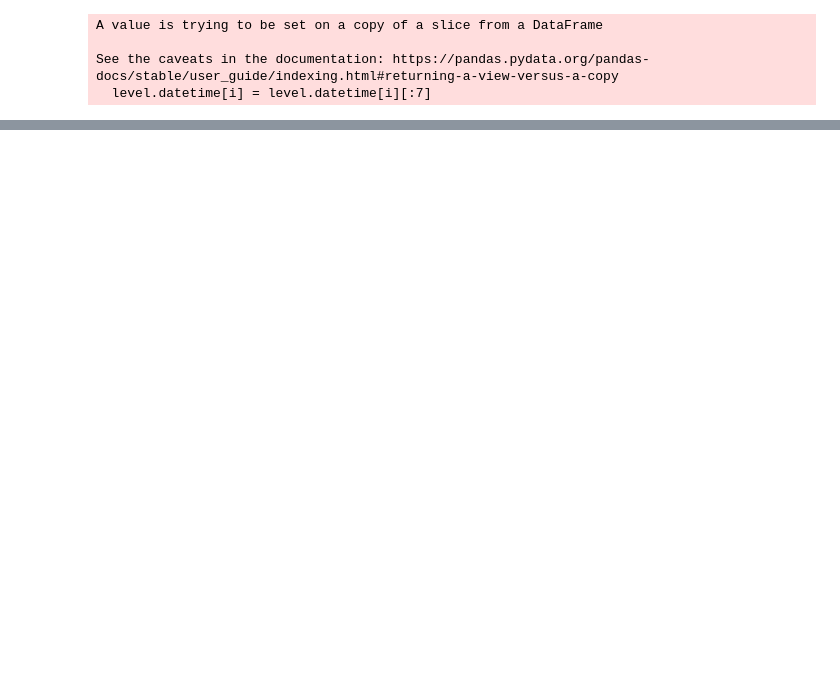
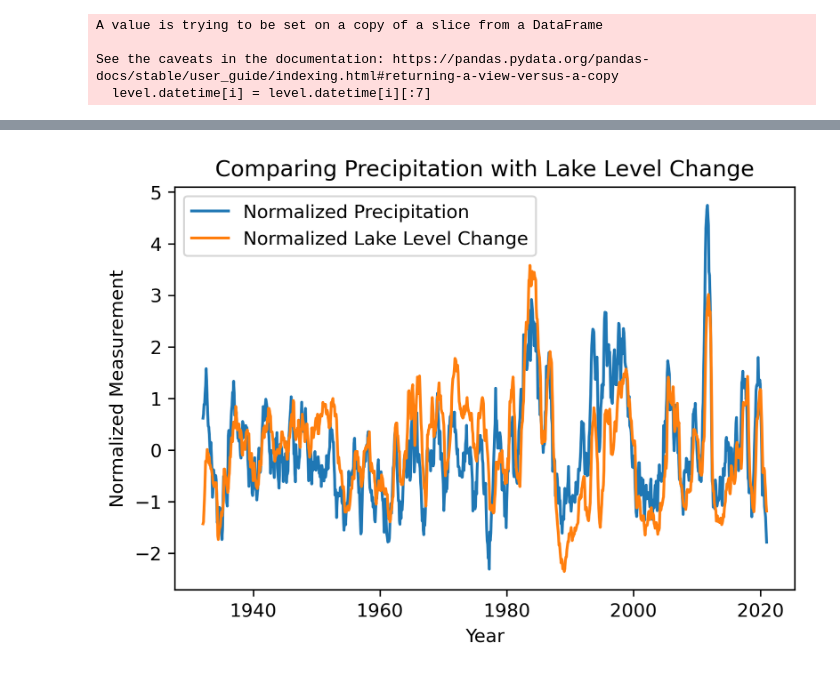
Before and after one commit to ljohnston931/water-level-forecasts, a Jupyter notebook: Classical.ipynb, the cells around one changed output, grey strips where cells are left out. Drawn from its saved outputs; the diff is of its cells as text; code cells hidden in the pictures; blank space fills up the shorter version.

```diff
--- a/Classical.ipynb
+++ b/Classical.ipynb
@@ -62,0 +195,4 @@ plt.plot
+# %%
+for key in ma_cols:
+    if key[:4] == 'PRCP':
+        print(key, monthly2['MA_'+key].mean())
@@ -62,0 +298,15 @@ plt.plot
+# %%
+fig = plt.figure(figsize=(6,4), dpi=300)
+
+plt.plot(year2, normalize(monthly3['MA_PRCP']), label='Normalized Precipitation')
+plt.plot(year2, normalize(monthly3['MA_delta']), label='Normalized Lake Level Change')
+plt.legend()
+plt.xlabel('Year')
+plt.ylabel('Normalized Measurement')
+plt.title('Comparing Precipitation with Lake Level Change')
+
+plt.savefig('precip.pdf', dpi=300, bbox_inches='tight')
+
+plt.show()
+# %% [output]
+[figure, added]
```
Also changed, not shown: parts of 39 cells of this notebook, 11 other files.
